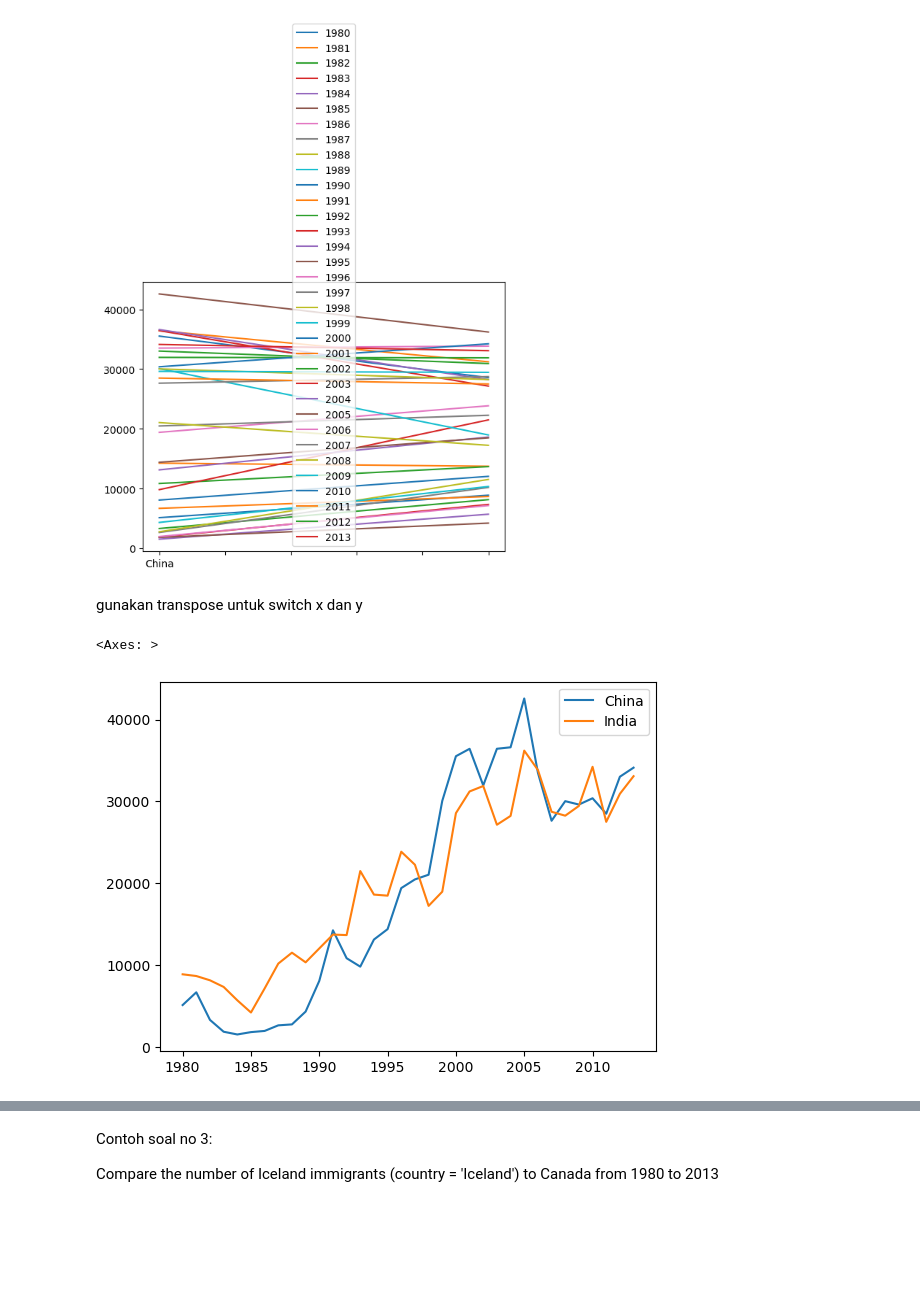
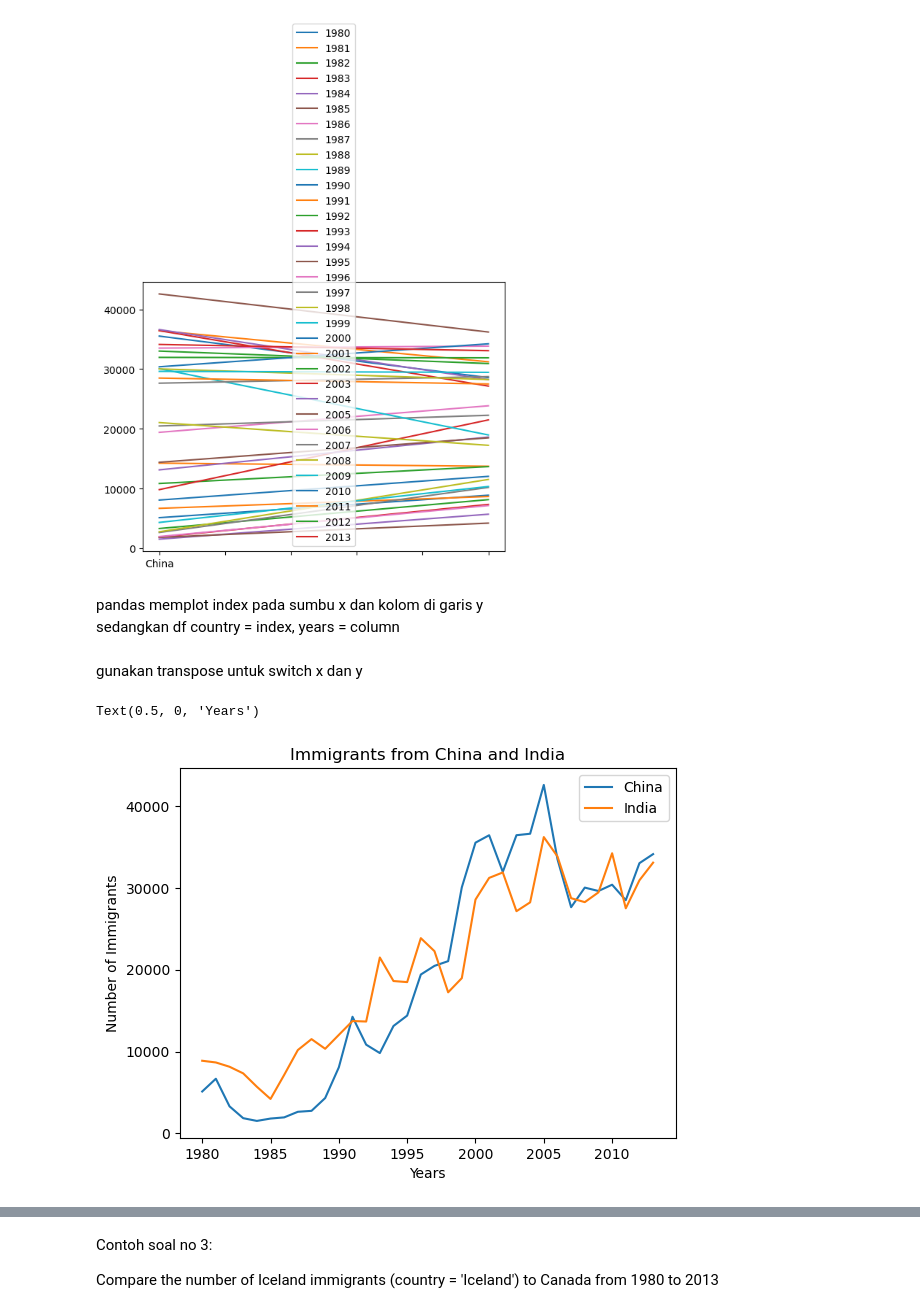
Before and after one commit to jennyaurelia/H8_1033, a Jupyter notebook: sesi7notes.ipynb, the cells around one changed output, grey strips where cells are left out. Saved outputs shown, nothing was run; the diff lists cells and outputs as text; code cells hidden in the pictures; blank space fills up the shorter version.

```diff
--- a/sesi7notes.ipynb
+++ b/sesi7notes.ipynb
@@ -328,10 +410,16 @@ df.loc[['China','India'], years].plot()
 # %% [output]
 <Axes: >
 [figure]
+# %% [markdown]
+pandas memplot index pada sumbu x dan kolom di garis y
+sedangkan df country = index, years = column
 # %% [markdown]
 gunakan transpose untuk switch x dan y
 # %%
 df.loc[['China','India'], years].T.plot()
+plt.title('Immigrants from China and India')
+plt.ylabel('Number of Immigrants')
+plt.xlabel('Years')
 # %% [output]
-<Axes: >
+Text(0.5, 0, 'Years')
-[figure, old version]
+[figure, new version]
```
Also changed, not shown: parts of 85 cells of this notebook.
